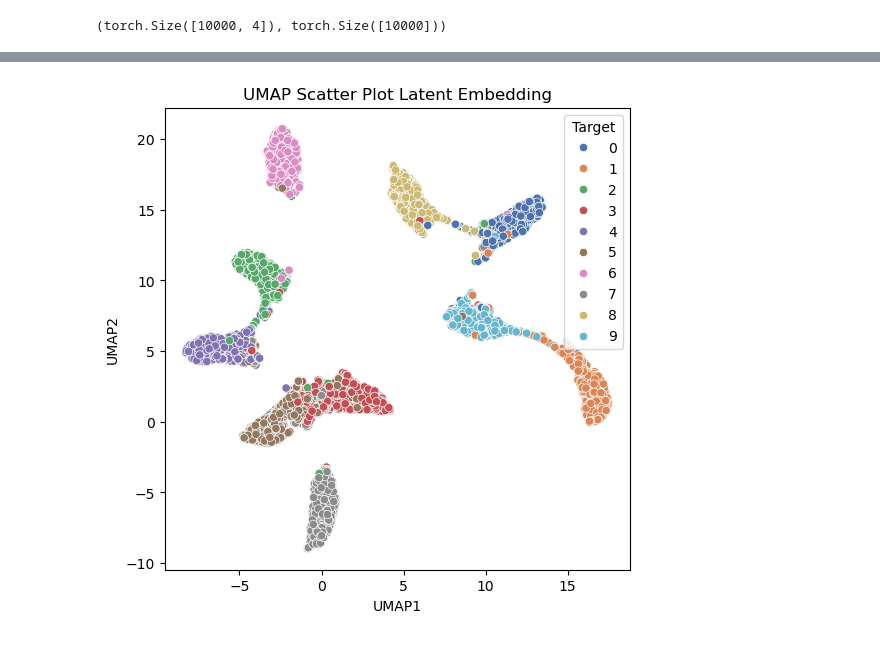
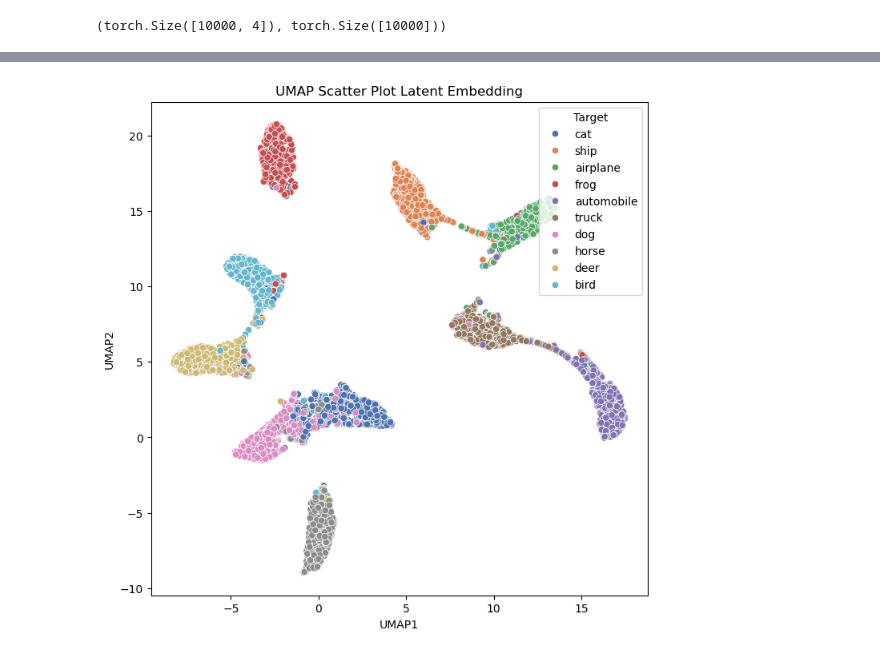
Before and after one commit to alirezamhm/Posterior-network-under-diffusion, a Jupyter notebook: Visualization.ipynb, the cells around one changed output, grey strips where cells are left out. Cells and saved outputs as stored; diff of their text form; code cells hidden in the pictures.

Commit message:
added class name to visualization

```diff
--- a/Visualization.ipynb
+++ b/Visualization.ipynb
@@ -44,5 +44,19 @@ targets = torch.cat(targets, dim=0)
 outputs.shape, targets.shape
 # %% [output]
 (torch.Size([10000, 4]), torch.Size([10000]))
+# %%
+class_names = {
+    0: 'airplane',
+    1: 'automobile',
+    2: 'bird',
+    3: 'cat',
+    4: 'deer',
+    5: 'dog',
+    6: 'frog',
+    7: 'horse',
+    8: 'ship',
+    9: 'truck'
+}
+targets_names = [class_names[int(label)] for label in targets]
 # %%
 df = pd.DataFrame(outputs, columns=['Dim1', 'Dim2', 'Dim3', 'Dim4'])
@@ -100,13 +106,13 @@ umap_reducer = umap.UMAP(n_components=2)
 outputs_umap = umap_reducer.fit_transform(outputs)
 
 df_umap = pd.DataFrame(outputs_umap, columns=['UMAP1', 'UMAP2'])
-df_umap['Target'] = targets
+df_umap['Target'] = targets_names
 # %%
-plt.figure(figsize=(6, 6))
+plt.figure(figsize=(8, 8))
 ax = sns.scatterplot(data=df_umap, x='UMAP1', y='UMAP2', hue='Target', palette='deep')
 ax.set_title('UMAP Scatter Plot Latent Embedding')
 
 plt.savefig("images/umap_latent.svg", format='svg')
 plt.show()
 # %% [output]
-[figure, old version]
+[figure, new version]
```
Also changed, not shown: parts of 5 cells of this notebook, 3 other files.
